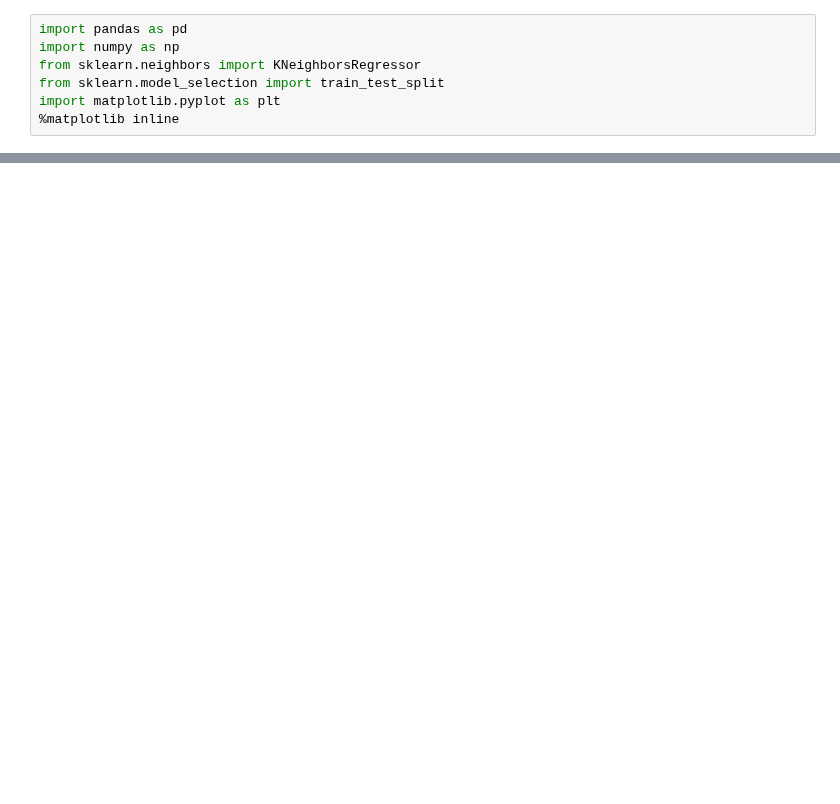
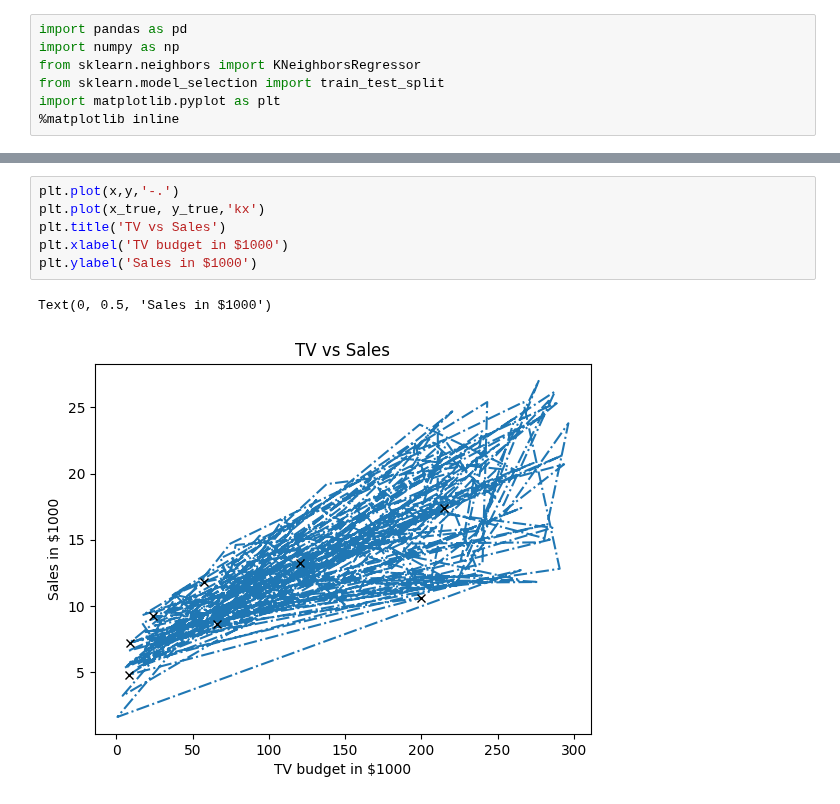
Before and after one commit to Deepakk200/colab_python, a Jupyter notebook: advertising(csv).ipynb, the cells around one changed output, grey strips where cells are left out. Drawn from its saved outputs; the diff is of its cells as text; blank space fills up the shorter version.

```diff
--- a/advertising(csv).ipynb
+++ b/advertising(csv).ipynb
@@ -60,0 +153,9 @@ values after the sorting :  [ 4.8  7.2  9.2 11.8  8.6 13.2 10.6 17.4]
+# %%
+plt.plot(x,y,'-.')
+plt.plot(x_true, y_true,'kx')
+plt.title('TV vs Sales')
+plt.xlabel('TV budget in $1000')
+plt.ylabel('Sales in $1000')
+# %% [output]
+Text(0, 0.5, 'Sales in $1000')
+[figure, added]
```
Also changed, not shown: parts of 6 cells of this notebook.
